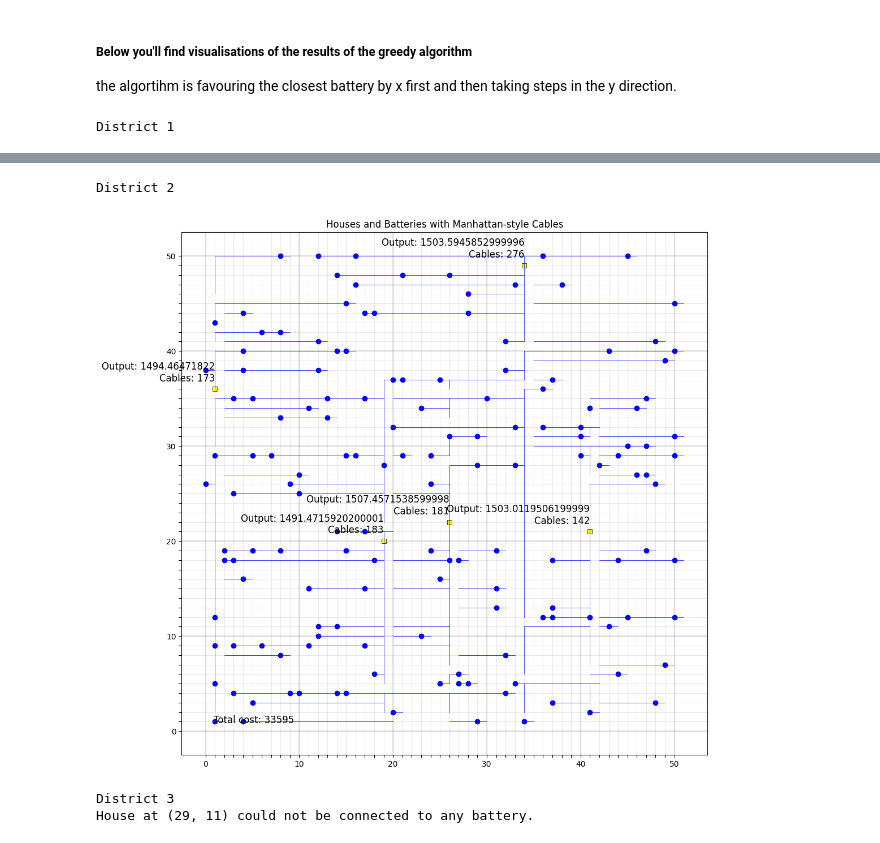
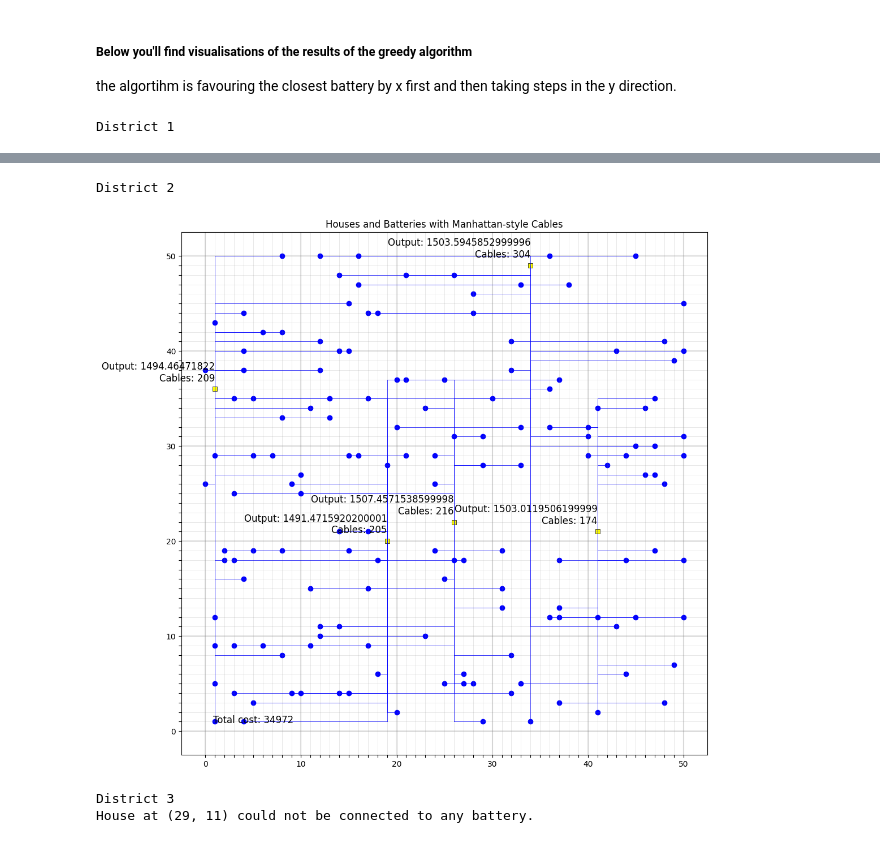
Before and after one commit to AntoniovanDijck/YakuzAI, a Jupyter notebook: demo.ipynb, the cells around one changed output, grey strips where cells are left out. Drawn from its saved outputs; the diff is of its cells as text; code cells hidden in the pictures.

Commit message:
new greedy algorithm implememented

```diff
--- a/demo.ipynb
+++ b/demo.ipynb
@@ -332,6 +332,8 @@ the algortihm is favouring the closest battery by x first and then taking steps
 ### Drawing cables for all districts
 districts_houses = ['data/Huizen&Batterijen/district_1/district-1_houses.csv', 'data/Huizen&Batterijen/district_2/district-2_houses.csv', 'data/Huizen&Batterijen/district_3/district-3_houses.csv']
 districts_batteries = ['data/Huizen&Batterijen/district_1/district-1_batteries.csv', 'data/Huizen&Batterijen/district_2/district-2_batteries.csv', 'data/Huizen&Batterijen/district_3/district-3_batteries.csv']
+
+from code.algorithm.greedy import Greedy2
 
 # for each district
 for i in range(0, 3):
@@ -339,7 +341,7 @@ for i in range(0, 3):
     experiment_instance = District(districts_houses[i], districts_batteries[i])
 
     # Apply the Greedy algorithm to connect houses to batteries
-    greedy_instance = Greedy(experiment_instance)
+    greedy_instance = Greedy2(experiment_instance)
     greedy_instance.connect_houses_to_batteries()
 
     draw_cables(experiment_instance)
@@ -349,4 +351,4 @@ District 1
 District 2
-[figure, old version]
+[figure, new version]
 District 3
 House at (29, 11) could not be connected to any battery.
```
Also changed, not shown: parts of 1 cell of this notebook, 1 other file.
